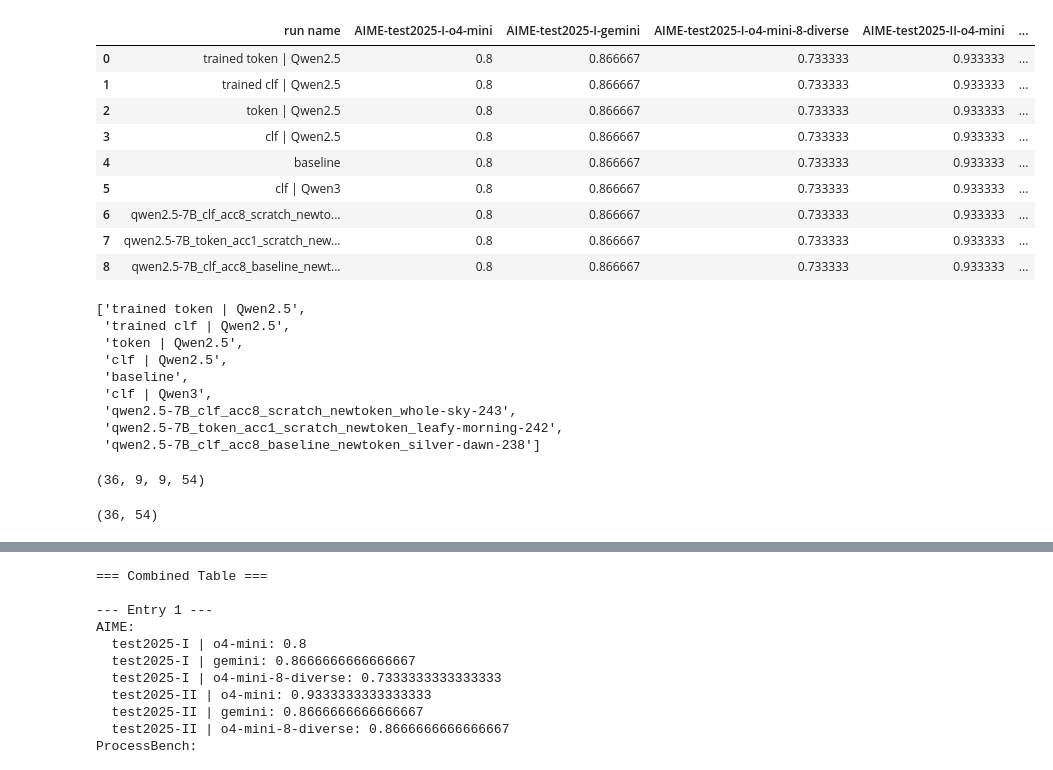
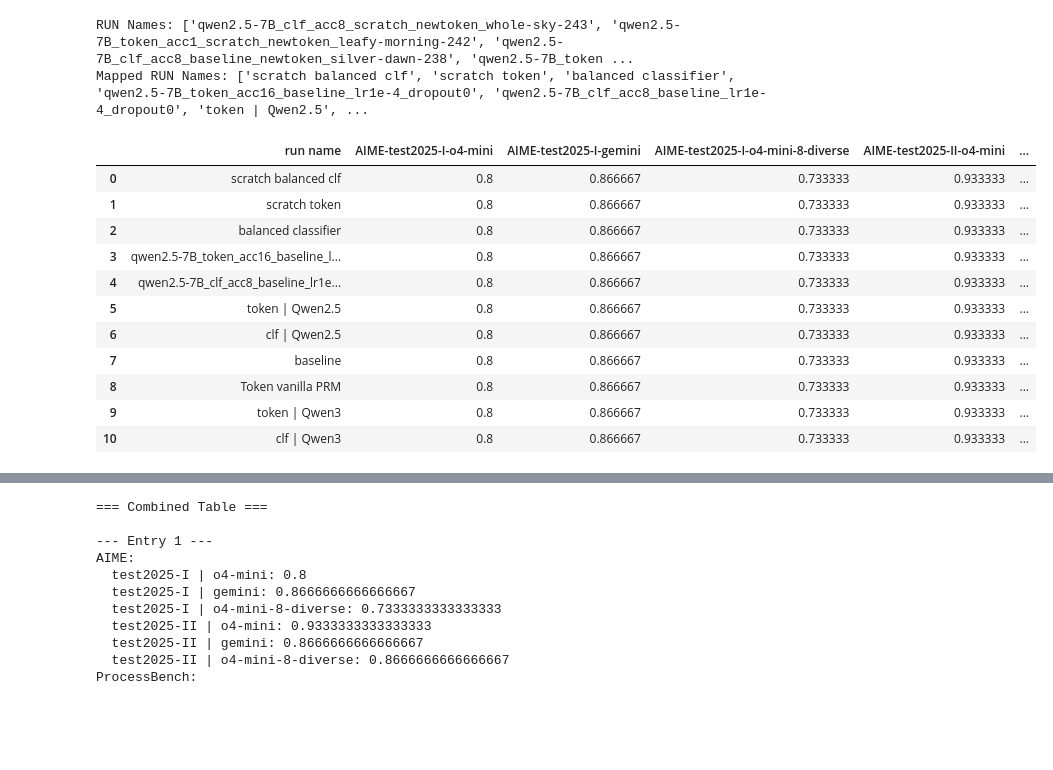
Before and after one commit to FrozenWolf-Cyber/Math-PRM, a Jupyter notebook: prm800k_analysis.ipynb, the cells around one changed output, grey strips where cells are left out. Cells and saved outputs as stored; diff of their text form; code cells hidden in the pictures; blank space fills up the shorter version.

```diff
--- a/prm800k_analysis.ipynb
+++ b/prm800k_analysis.ipynb
@@ -11,7 +11,7 @@ pd.set_option('display.width', 0)  # auto-adjust to screen size
 from IPython.display import display
 # %%
 import re
-path = "/home/frozenwolf/Desktop/log_new.txt"
+path = "/home/frozenwolf/Desktop/long_new2.txt"
 run_names_manual = ['BaselinePRM', 'token | Qwen2.5', 'clf | Qwen2.5', 'token | Qwen3', 'clf | Qwen3', 'trained | token | Qwen2.5', 'trained| clf | Qwen2.5']
 
 import re
@@ -22,6 +22,23 @@ with open(path) as f:
 
 # 1. Extract all RUN names
 run_names = re.findall(r"Running:\s*(.*)", log_text)
+
+def map_run(run_names):
+    dict = { "whole-sky": "scratch balanced clf",
+            "leafy-morning": "scratch token",
+            "silver-dawn": "balanced classifier",
+            "vanilla": "Token vanilla PRM",
+            }
+
+    for k in dict:
+        if k in run_names:
+            return dict[k]
+
+    return run_names
+# run_names.tolist(), [map_run(r) for r in run_names.tolist()]
+print("RUN Names:", run_names)
+run_names = [map_run(r) for r in run_names]
+print("Mapped RUN Names:", run_names)
 
 # 2. Extract all ProcessBench entries (dataset + accuracy)
 processbench_entries = re.findall(
@@ -82,61 +99,45 @@ prm_problemwise = prm_problemwise_accuracies
 num_rows = min(len(aime_groups), len(processbench_groups), len(prm_stepwise))
 
 
 import pandas as pd
 
 # Create structured rows
 table_rows = []
 for i in range(num_rows):
     row = {}
 
     # --- AIME (flatten into columns like aime_1_dataset, aime_1_model, aime_1_score, ...)
     for j, (model, dataset, score) in enumerate(aime_groups[i], 1):
         model_name = model.split("/")[-1]
         row[f"AIME-{dataset}-{model_name}"] = float(score)
 
     # --- ProcessBench (math, olympiadbench, omnimath expected)
     for dataset, acc in processbench_groups[i]:
         row[f"processbench_{dataset.lower()}"] = float(acc)
 
     # --- PRM
     row["PRM800K_test_stepwise_acc"] = float(prm_stepwise[i])
     row["PRM800K_test_problemwise_acc"] = float(prm_problemwise[i])
 
     table_rows.append(row)
 
 df = pd.DataFrame(table_rows)
-run_names[0] = "trained token | Qwen2.5"
-run_names[1] = "trained clf | Qwen2.5"
+# run_names[0] = "trained token | Qwen2.5"
+# run_names[1] = "trained clf | Qwen2.5"
 df.insert(0, "run name",run_names)
 df
 # %% [output]
+RUN Names: ['qwen2.5-7B_clf_acc8_scratch_newtoken_whole-sky-243', 'qwen2.5-7B_token_acc1_scratch_newtoken_leafy-morning-242', 'qwen2.5-7B_clf_acc8_baseline_newtoken_silver-dawn-238', 'qwen2.5-7B_token ...
+Mapped RUN Names: ['scratch balanced clf', 'scratch token', 'balanced classifier', 'qwen2.5-7B_token_acc16_baseline_lr1e-4_dropout0', 'qwen2.5-7B_clf_acc8_baseline_lr1e-4_dropout0', 'token | Qwen2.5', ...
 |  | run name | AIME-test2025-I-o4-mini | AIME-test2025-I-gemini | AIME-test2025-I-o4-mini-8-diverse | AIME-test2025-II-o4-mini | ... |
-| 0 | trained token | Qwen2.5 | 0.8 | 0.866667 | 0.733333 | 0.933333 | ... |
-| 1 | trained clf | Qwen2.5 | 0.8 | 0.866667 | 0.733333 | 0.933333 | ... |
-| 2 | token | Qwen2.5 | 0.8 | 0.866667 | 0.733333 | 0.933333 | ... |
-| 3 | clf | Qwen2.5 | 0.8 | 0.866667 | 0.733333 | 0.933333 | ... |
-| 4 | baseline | 0.8 | 0.866667 | 0.733333 | 0.933333 | ... |
-| 5 | clf | Qwen3 | 0.8 | 0.866667 | 0.733333 | 0.933333 | ... |
-| 6 | qwen2.5-7B_clf_acc8_scratch_newto... | 0.8 | 0.866667 | 0.733333 | 0.933333 | ... |
-| 7 | qwen2.5-7B_token_acc1_scratch_new... | 0.8 | 0.866667 | 0.733333 | 0.933333 | ... |
-| 8 | qwen2.5-7B_clf_acc8_baseline_newt... | 0.8 | 0.866667 | 0.733333 | 0.933333 | ... |
+| 0 | scratch balanced clf | 0.8 | 0.866667 | 0.733333 | 0.933333 | ... |
+| 1 | scratch token | 0.8 | 0.866667 | 0.733333 | 0.933333 | ... |
+| 2 | balanced classifier | 0.8 | 0.866667 | 0.733333 | 0.933333 | ... |
+| 3 | qwen2.5-7B_token_acc16_baseline_l... | 0.8 | 0.866667 | 0.733333 | 0.933333 | ... |
+| 4 | qwen2.5-7B_clf_acc8_baseline_lr1e... | 0.8 | 0.866667 | 0.733333 | 0.933333 | ... |
+| 5 | token | Qwen2.5 | 0.8 | 0.866667 | 0.733333 | 0.933333 | ... |
+| 6 | clf | Qwen2.5 | 0.8 | 0.866667 | 0.733333 | 0.933333 | ... |
+| 7 | baseline | 0.8 | 0.866667 | 0.733333 | 0.933333 | ... |
+| 8 | Token vanilla PRM | 0.8 | 0.866667 | 0.733333 | 0.933333 | ... |
+| 9 | token | Qwen3 | 0.8 | 0.866667 | 0.733333 | 0.933333 | ... |
+| 10 | clf | Qwen3 | 0.8 | 0.866667 | 0.733333 | 0.933333 | ... |
-# %%
-run_names
-# %% [output]
-['trained token | Qwen2.5',
- 'trained clf | Qwen2.5',
- 'token | Qwen2.5',
- 'clf | Qwen2.5',
- 'baseline',
- 'clf | Qwen3',
- 'qwen2.5-7B_clf_acc8_scratch_newtoken_whole-sky-243',
- 'qwen2.5-7B_token_acc1_scratch_newtoken_leafy-morning-242',
- 'qwen2.5-7B_clf_acc8_baseline_newtoken_silver-dawn-238']
-# %%
-len(processbench_entries), len(prm_stepwise_accuracies), len(prm_problemwise_accuracies), len(aime_entries)
-# %% [output]
-(36, 9, 9, 54)
-# %%
-len(processbench_entries), len(aime_entries)
-# %% [output]
-(36, 54)
```
Also changed, not shown: parts of 23 cells of this notebook, 3 other files.
